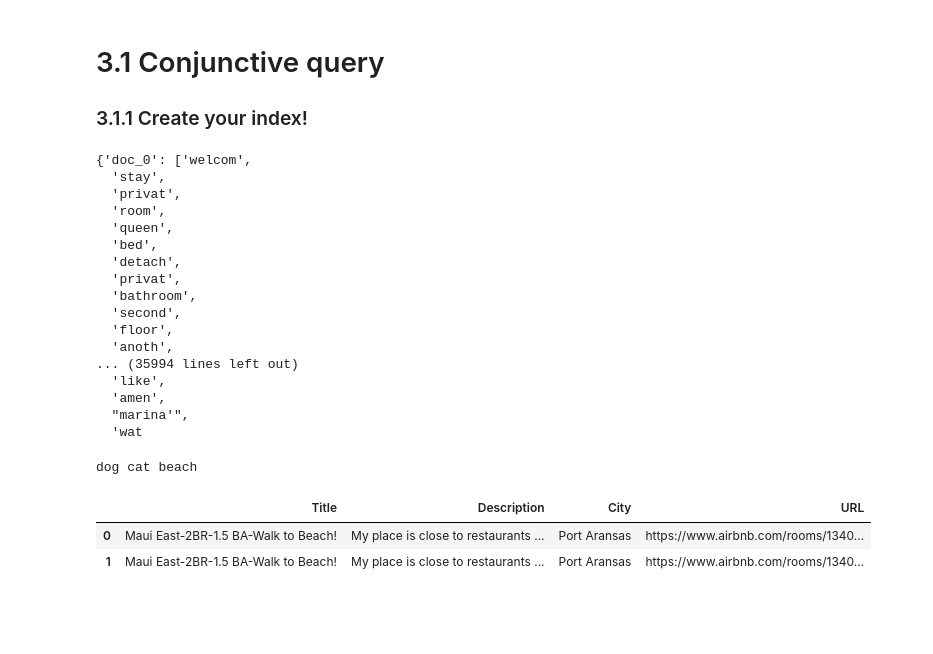
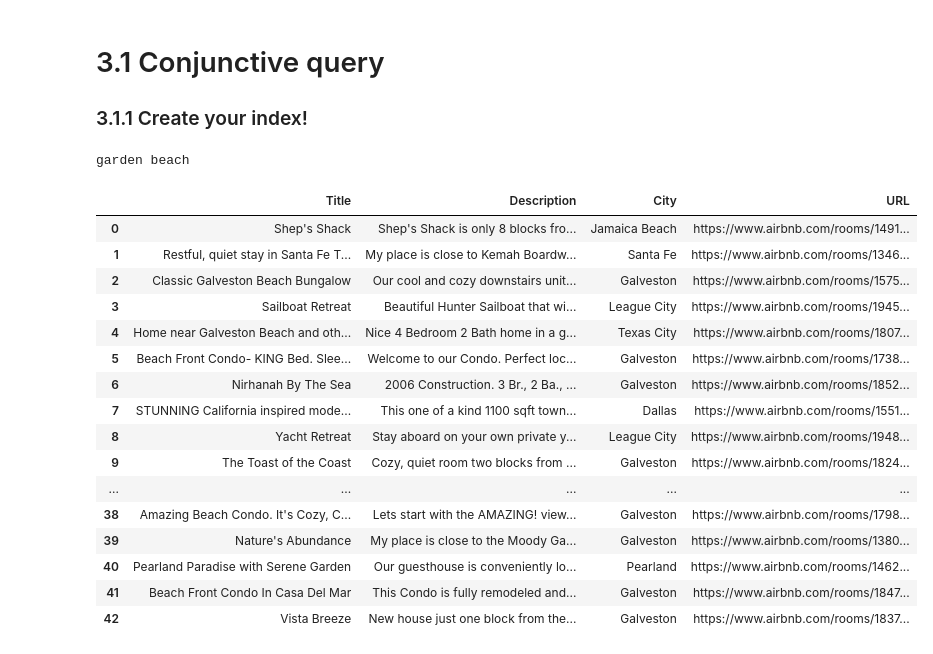
Before and after one commit to MariaLuisaCroci/ADM_HW3_group_25, a Jupyter notebook: hw3_15Nov_2 (2).ipynb, the cells around one changed output. Saved outputs shown, nothing was run; the diff lists cells and outputs as text; code cells hidden in the pictures; blank space fills up the shorter version.

```diff
--- a/hw3_15Nov_2 (2).ipynb
+++ b/hw3_15Nov_2 (2).ipynb
@@ -92,23 +92,3 @@ with open("vocabulary.json", "w", encoding = "utf8") as myfile:
 newdict = {}
 for index, row in df.iterrows():
     newdict["doc_" + str(index)] = list(row["description"]) + list(row["title"])
-# %%
-newdict
-# %% [output]
-{'doc_0': ['welcom',
-  'stay',
-  'privat',
-  'room',
-  'queen',
-  'bed',
-  'detach',
-  'privat',
-  'bathroom',
-  'second',
-  'floor',
-  'anoth',
-... (35994 lines left out)
-  'like',
-  'amen',
-  "marina'",
-  'wat
@@ -118,7 +101,7 @@ newdict
 inverse = dict()
 for key in newdict:
     # Go through the list that is saved in the dict:
-    for item in newdict[key]:
+    for item in set(newdict[key]):
         # Check if in the inverted dict the key exists
         if item not in inverse:
             # If not create a new list
@@ -135,43 +118,53 @@ for i in vocabulary:
 with open("inverted_index.json", "w", encoding = "utf8") as myfile:
     myfile.write(json.dumps(inverse))
 # %%
-#create query
-with open('vocabulary.json') as F:
-    vocabulary = json.load(F)
-vocabulary={k:v for v,k in vocabulary.items()}
-with open('inverted_index.json') as F:
-    index = json.load(F)
-query=input()
+query=input() #user input
 query=tokenizer.tokenize(query)
 query=[t for t in query if t not in stopwords]
 query=[st.stem(word) for word in query]
 index = json.loads(open('inverted_index.json').read())
-vocab = json.loads(open('vocabulary.json').read())
+vocabulary = json.loads(open('vocabulary.json').read())
+vocabulary={k:v for v,k in vocabulary.items()}
 for i in set(query):
     if i in vocabulary:
         query.remove(i)
         query.append(vocabulary[i])
     else:
         query.remove(i)
 docs=[]
+query=set(query)
 for i in query:
     docs.append(set(index[i]))
 docs=set.intersection(*docs)
 results=[]
 for file in docs:
     opentsv=open("doc_tsv/"+file+".tsv","r",encoding="utf8")
     lines=opentsv.readlines()
     for x in lines:
         results.append([x.split('\t')[7],x.split('\t')[4],x.split('\t')[2],x.split('\t')[8]])
     opentsv.close()
 result=pd.DataFrame(results,columns=['Title','Description','City','URL'])
 def make_clickable(val):
     # target _blank to open new window
     return '<a target="_blank" href="{}">{}</a>'.format(val, val)
-result.style.set_properties(**{'text-align': 'center'})
+result.style.set_properties(*{'text-align': 'center'})
 result.style.format({'URL': make_clickable})
 # %% [output]
-dog cat beach
+garden beach
 |  | Title | Description | City | URL |
-| 0 | Maui East-2BR-1.5 BA-Walk to Beach! | My place is close to restaurants ... | Port Aransas | https://www.airbnb.com/rooms/1340... |
-| 1 | Maui East-2BR-1.5 BA-Walk to Beach! | My place is close to restaurants ... | Port Aransas | https://www.airbnb.com/rooms/1340... |
+| 0 | Shep's Shack | Shep's Shack is only 8 blocks fro... | Jamaica Beach | https://www.airbnb.com/rooms/1491... |
+| 1 | Restful, quiet stay in Santa Fe T... | My place is close to Kemah Boardw... | Santa Fe | https://www.airbnb.com/rooms/1346... |
+| 2 | Classic Galveston Beach Bungalow | Our cool and cozy downstairs unit... | Galveston | https://www.airbnb.com/rooms/1575... |
+| 3 | Sailboat Retreat | Beautiful Hunter Sailboat that wi... | League City | https://www.airbnb.com/rooms/1945... |
+| 4 | Home near Galveston Beach and oth... | Nice 4 Bedroom 2 Bath home in a g... | Texas City | https://www.airbnb.com/rooms/1807... |
+| 5 | Beach Front Condo- KING Bed. Slee... | Welcome to our Condo. Perfect loc... | Galveston | https://www.airbnb.com/rooms/1738... |
+| 6 | Nirhanah By The Sea | 2006 Construction. 3 Br., 2 Ba., ... | Galveston | https://www.airbnb.com/rooms/1852... |
+| 7 | STUNNING California inspired mode... | This one of a kind 1100 sqft town... | Dallas | https://www.airbnb.com/rooms/1551... |
+| 8 | Yacht Retreat | Stay aboard on your own private y... | League City | https://www.airbnb.com/rooms/1948... |
+| 9 | The Toast of the Coast | Cozy, quiet room two blocks from ... | Galveston | https://www.airbnb.com/rooms/1824... |
+| ... | ... | ... | ... | ... |
+| 38 | Amazing Beach Condo. It's Cozy, C... | Lets start with the AMAZING! view... | Galveston | https://www.airbnb.com/rooms/1798... |
+| 39 | Nature's Abundance | My place is close to the Moody Ga... | Galveston | https://www.airbnb.com/rooms/1380... |
+| 40 | Pearland Paradise with Serene Garden | Our guesthouse is conveniently lo... | Pearland | https://www.airbnb.com/rooms/1462... |
+| 41 | Beach Front Condo In Casa Del Mar | This Condo is fully remodeled and... | Galveston | https://www.airbnb.com/rooms/1847... |
+| 42 | Vista Breeze | New house just one block from the... | Galveston | https://www.airbnb.com/rooms/1837... |
```
Also changed, not shown: parts of 9 cells of this notebook.
